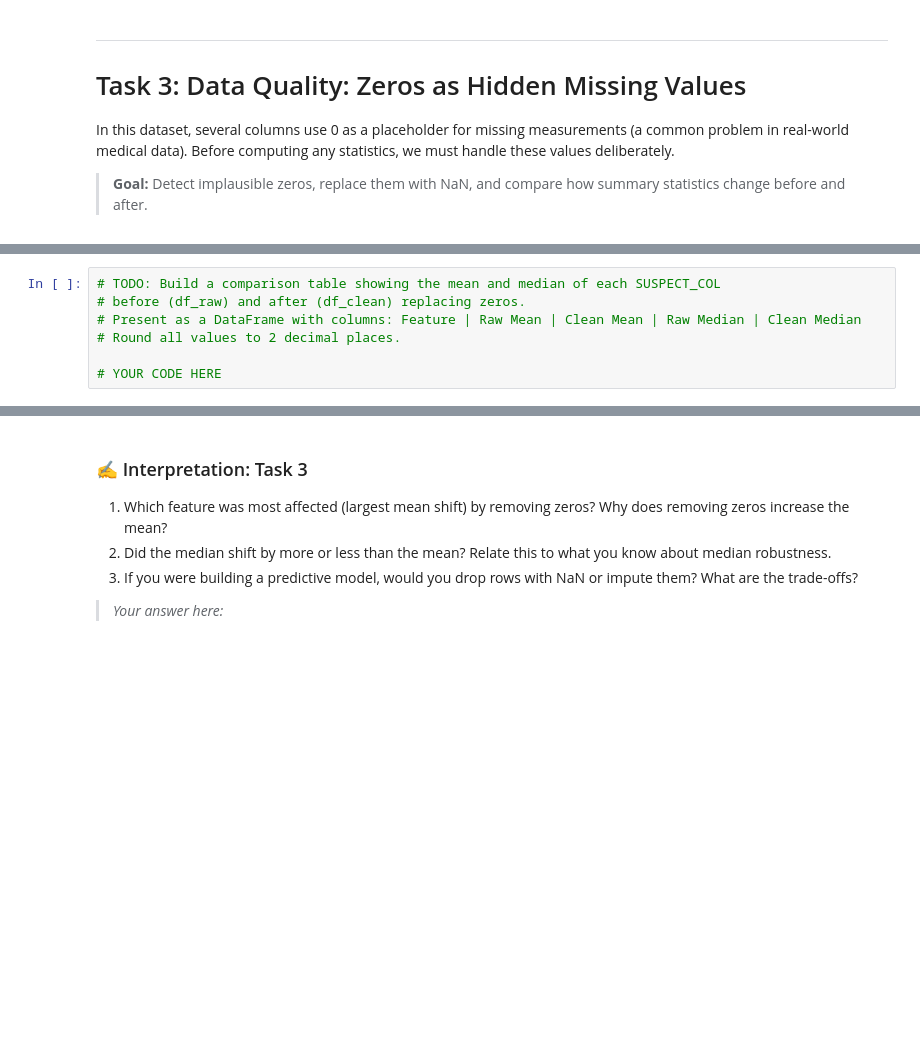
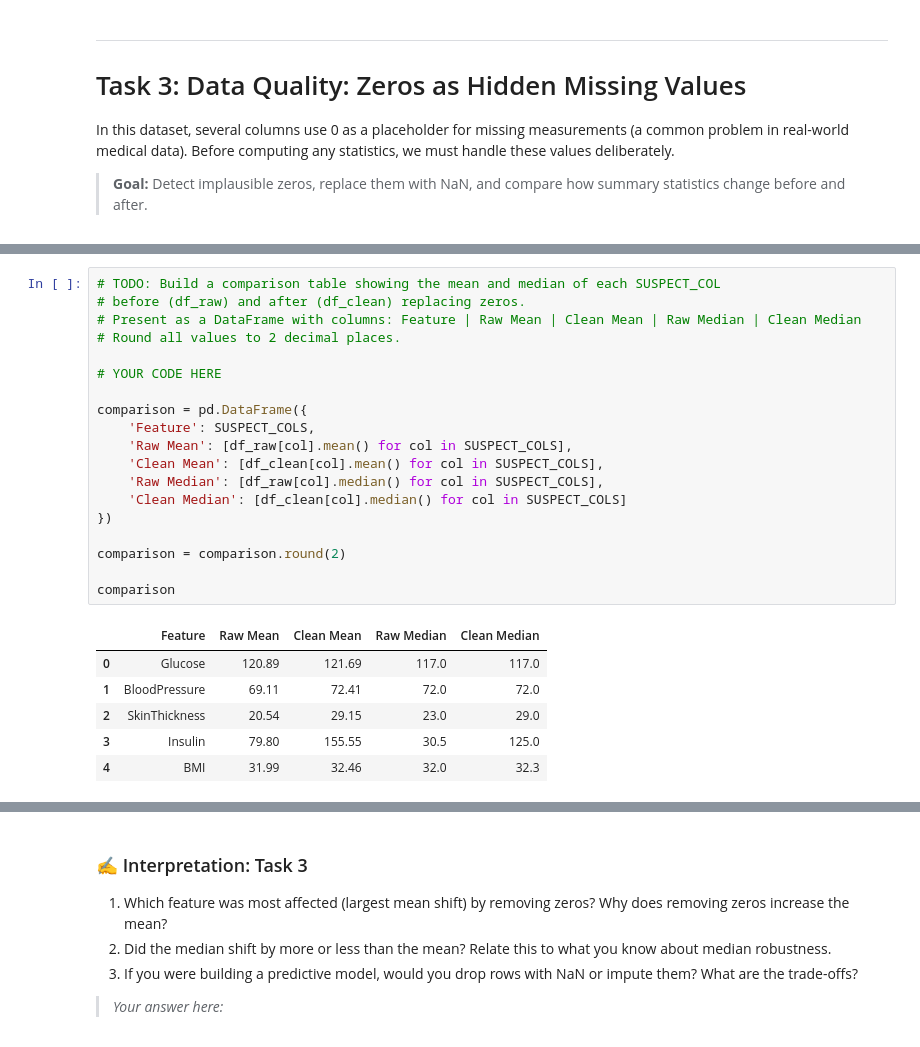
Before and after one commit to fredizenn/Statistics-and-Machine-Learning, a Jupyter notebook: Week-1/Lab-Assignments/module_a.ipynb, the cells around one changed output, grey strips where cells are left out. Cells and saved outputs as stored; diff of their text form; blank space fills up the shorter version.

```diff
--- a/Week-1/Lab-Assignments/module_a.ipynb
+++ b/Week-1/Lab-Assignments/module_a.ipynb
@@ -243,10 +260,29 @@ plt.show()
 # %%
 # TODO: Build a comparison table showing the mean and median of each SUSPECT_COL
 # before (df_raw) and after (df_clean) replacing zeros.
 # Present as a DataFrame with columns: Feature | Raw Mean | Clean Mean | Raw Median | Clean Median
 # Round all values to 2 decimal places.
 
 # YOUR CODE HERE
+
+comparison = pd.DataFrame({
+    'Feature': SUSPECT_COLS,
+    'Raw Mean': [df_raw[col].mean() for col in SUSPECT_COLS],
+    'Clean Mean': [df_clean[col].mean() for col in SUSPECT_COLS],
+    'Raw Median': [df_raw[col].median() for col in SUSPECT_COLS],
+    'Clean Median': [df_clean[col].median() for col in SUSPECT_COLS]
+})
+
+comparison = comparison.round(2)
+
+comparison
+# %% [output]
+|  | Feature | Raw Mean | Clean Mean | Raw Median | Clean Median |
+| 0 | Glucose | 120.89 | 121.69 | 117.0 | 117.0 |
+| 1 | BloodPressure | 69.11 | 72.41 | 72.0 | 72.0 |
+| 2 | SkinThickness | 20.54 | 29.15 | 23.0 | 29.0 |
+| 3 | Insulin | 79.80 | 155.55 | 30.5 | 125.0 |
+| 4 | BMI | 31.99 | 32.46 | 32.0 | 32.3 |
 # %%
 # TODO: Plot side-by-side histograms for 'Insulin':
 # Left panel = raw (including zeros), Right panel = cleaned (zeros removed).
```
Also changed, not shown: parts of 6 cells of this notebook.
